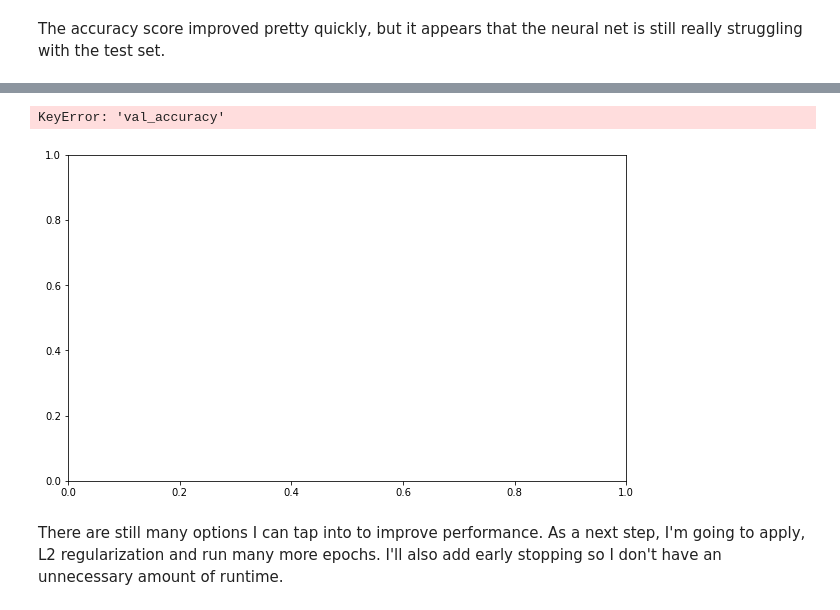
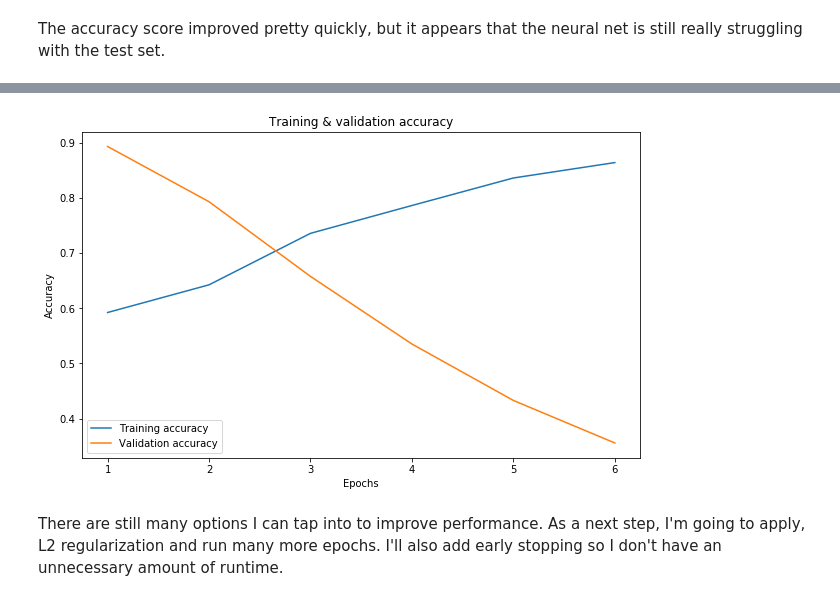
Before and after one commit to christisarv/NLP-sentiment-analysis, a Jupyter notebook: Data Exploration Notebook-Copy1.ipynb, the cells around one changed output, grey strips where cells are left out. Cells and saved outputs as stored; diff of their text form; code cells hidden in the pictures.

Commit message:
worked on visuals

```diff
--- a/Data Exploration Notebook-Copy1.ipynb
+++ b/Data Exploration Notebook-Copy1.ipynb
@@ -790,23 +762,22 @@ dict_keys(['loss', 'accuracy'])
 # %%
 # Access the history attribute and store the dictionary
 baseline_model_val_dict = model2_val.history
 
 fig, ax = plt.subplots(figsize=(10, 6))
 
 acc_values = baseline_model_val_dict['accuracy']
-val_acc = baseline_model_val_dict['val_accuracy']
+loss_values = baseline_model_val_dict['loss']
 
 epochs = range(1, len(loss_values) + 1)
-ax.plot(epochs, loss_values, label='Training accuracy')
-ax.plot(epochs, val_loss_values, label='Validation accuracy')
+ax.plot(epochs, acc_values, label='Training accuracy')
+ax.plot(epochs, loss_values, label='Validation accuracy')
 
 ax.set_title('Training & validation accuracy')
 ax.set_xlabel('Epochs')
 ax.set_ylabel('Accuracy')
 ax.legend();
 # %% [output]
-KeyError: 'val_accuracy'
-[figure, old version]
+[figure, new version]
 # %% [markdown]
 There are still many options I can tap into to improve performance. As a next step, I'm going to apply, L2 regularization and run many more epochs. I'll also add early stopping so I don't have an unnecessary amount of runtime.
 # %%
```
Also changed, not shown: parts of 57 cells of this notebook.
